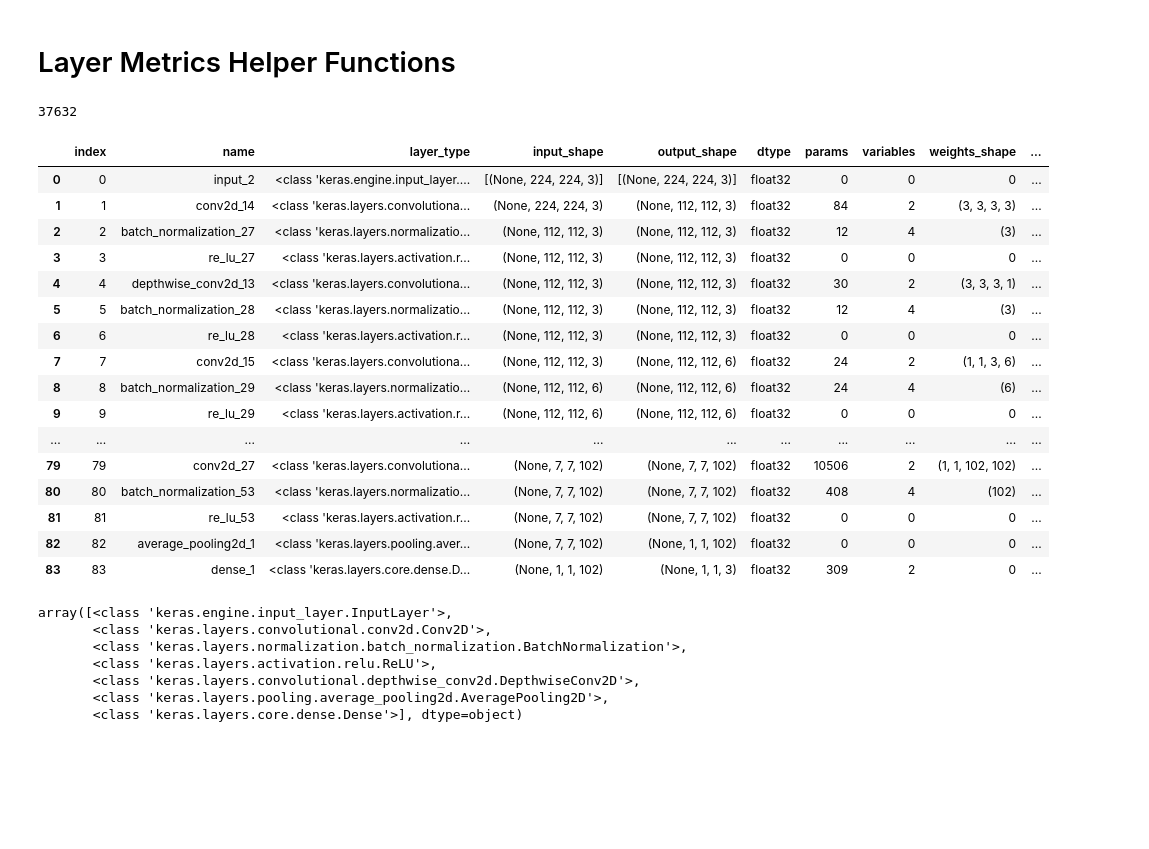
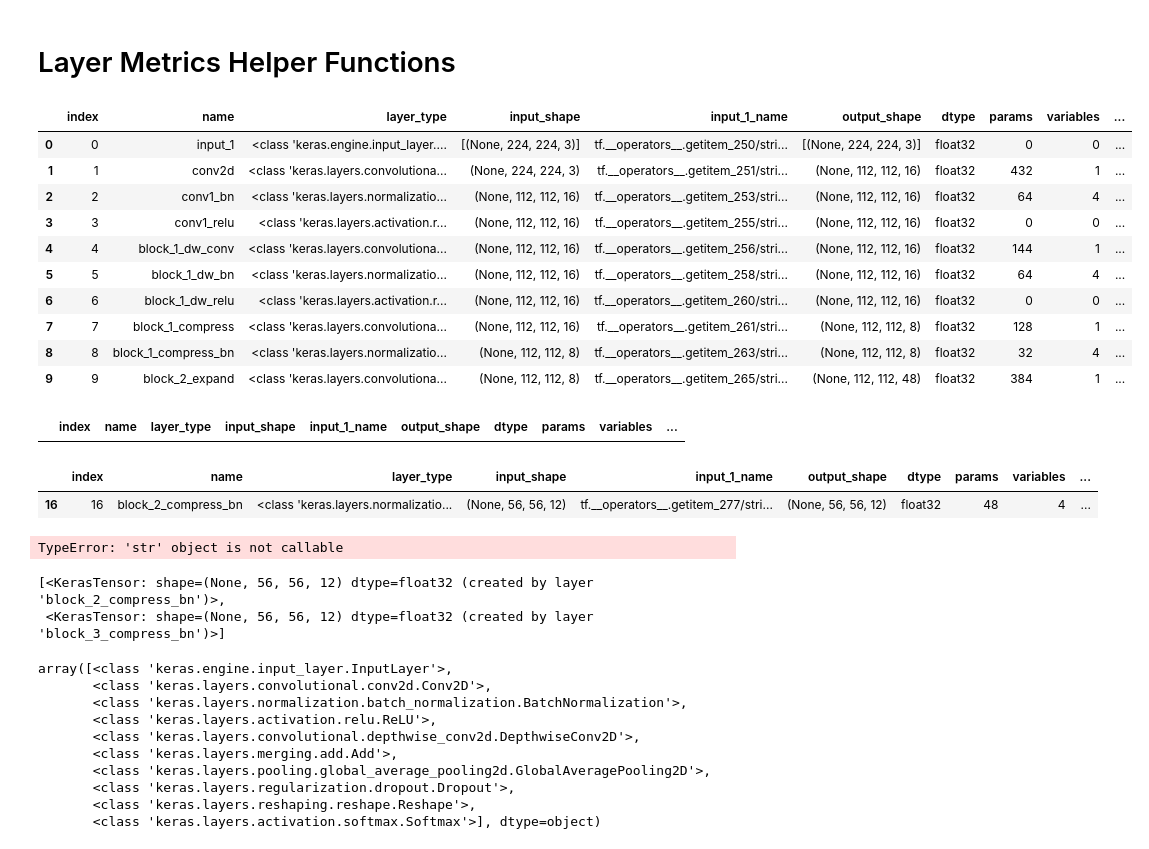
Before and after one commit to subrockmann/tiny_cnn, a Jupyter notebook: Layer Analytics.ipynb, the cells around one changed output. Drawn from its saved outputs; the diff is of its cells as text; code cells hidden in the pictures; blank space fills up the shorter version.

Commit message:
bugfix: trouble shooting input & outputs of layers

```diff
--- a/Layer Analytics.ipynb
+++ b/Layer Analytics.ipynb
@@ -63,7 +63,7 @@ def flat_size(shape: list):
 # %%
 model = keras.models.load_model(models_tf_path)
 # %%
-model.compile(optimizer="adam", loss="categorical_crossentropy", metrics=["accuracy"])
+#model.compile(optimizer="adam", loss="categorical_crossentropy", metrics=["accuracy"])
 # %%
 summary = model.summary(expand_nested=True)
 # %% [output]
@@ -315,11 +315,6 @@ def calculate_no_activations(layer):
 
     else:
         return 0
-# %%
-acts = calculate_no_activations(model.layers[4])
-print(acts)
-# %% [output]
-37632
 # %%
 def print_layer_config(layer, layer_type):
     if isinstance(layer, layer_type):
@@ -337,6 +332,7 @@ for i, layer in enumerate(model.layers):
     layer_stats["name"] = layer.name
     layer_stats["layer_type"] = type(layer)  # TODO: find a better representation
     layer_stats["input_shape"] = layer.input_shape
+    layer_stats["input"] = layer.input
     layer_stats["output_shape"] = layer.output_shape
     layer_stats["dtype"] = layer.compute_dtype
     layer_stats["params"] = layer.count_params()
@@ -346,11 +342,13 @@ for i, layer in enumerate(model.layers):
         layer_stats["weights_name"] = layer.weights[0].name
         layer_stats["weights_dtype"] = layer.weights[0].dtype
         layer_stats["#_activations"] = calculate_no_activations(layer)
+
     except:
         layer_stats["weights_shape"] = 0
         layer_stats["weights_name"] = 0
         layer_stats["weights_dtype"] = 0
         layer_stats["#_activations"] = 0
+
 
     layer_config = layer.get_config()
 
@@ -399,53 +397,64 @@ for i, layer in enumerate(model.layers):
         # print()
 
         name, macs, ops = DepthwiseConv2D_MACs(layer)
 
         # layer_stats["filters"]= layer_config["filters"]  # TODO: key error -> refactor with Conv2D
         layer_stats["OPS"] = ops
         layer_stats["MACS"] = macs
         layer_stats["trainable"] = layer_config["trainable"]
         layer_stats["kernel_size"] = layer_config["kernel_size"]
         layer_stats["strides"] = layer_config["strides"]
         layer_stats["padding"] = layer_config["padding"]
         layer_stats["dilation_rate"] = layer_config["dilation_rate"]
         layer_stats["groups"] = layer_config["groups"]
         layer_stats["activation"] = layer_config["activation"]
         layer_stats["use_bias"] = layer_config["use_bias"]
         layer_stats["data_format"] = layer_config["data_format"]
 
     # if isinstance(layer, keras.layers.Dense):
     #     print(f"  Layer: {type(layer)}")
     #     print(layer_config)
     #     print()
 
     # if isinstance(layer, keras.layers.BatchNormalization ):
     #     print(f"  Layer: {type(layer)}")
     #     print(layer_config)
     #     print()
     layer_list.append(layer_stats)
 
 layer_stats_df = pd.DataFrame.from_dict(layer_list)
-layer_stats_df
+layer_stats_df.head(10)
 # %% [output]
-|  | index | name | layer_type | input_shape | output_shape | dtype | params | variables | weights_shape | ... |
-| 0 | 0 | input_2 | <class 'keras.engine.input_layer.... | [(None, 224, 224, 3)] | [(None, 224, 224, 3)] | float32 | 0 | 0 | 0 | ... |
-| 1 | 1 | conv2d_14 | <class 'keras.layers.convolutiona... | (None, 224, 224, 3) | (None, 112, 112, 3) | float32 | 84 | 2 | (3, 3, 3, 3) | ... |
-| 2 | 2 | batch_normalization_27 | <class 'keras.layers.normalizatio... | (None, 112, 112, 3) | (None, 112, 112, 3) | float32 | 12 | 4 | (3) | ... |
-| 3 | 3 | re_lu_27 | <class 'keras.layers.activation.r... | (None, 112, 112, 3) | (None, 112, 112, 3) | float32 | 0 | 0 | 0 | ... |
-| 4 | 4 | depthwise_conv2d_13 | <class 'keras.layers.convolutiona... | (None, 112, 112, 3) | (None, 112, 112, 3) | float32 | 30 | 2 | (3, 3, 3, 1) | ... |
-| 5 | 5 | batch_normalization_28 | <class 'keras.layers.normalizatio... | (None, 112, 112, 3) | (None, 112, 112, 3) | float32 | 12 | 4 | (3) | ... |
-| 6 | 6 | re_lu_28 | <class 'keras.layers.activation.r... | (None, 112, 112, 3) | (None, 112, 112, 3) | float32 | 0 | 0 | 0 | ... |
-| 7 | 7 | conv2d_15 | <class 'keras.layers.convolutiona... | (None, 112, 112, 3) | (None, 112, 112, 6) | float32 | 24 | 2 | (1, 1, 3, 6) | ... |
-| 8 | 8 | batch_normalization_29 | <class 'keras.layers.normalizatio... | (None, 112, 112, 6) | (None, 112, 112, 6) | float32 | 24 | 4 | (6) | ... |
-| 9 | 9 | re_lu_29 | <class 'keras.layers.activation.r... | (None, 112, 112, 6) | (None, 112, 112, 6) | float32 | 0 | 0 | 0 | ... |
-| ... | ... | ... | ... | ... | ... | ... | ... | ... | ... | ... |
-| 79 | 79 | conv2d_27 | <class 'keras.layers.convolutiona... | (None, 7, 7, 102) | (None, 7, 7, 102) | float32 | 10506 | 2 | (1, 1, 102, 102) | ... |
-| 80 | 80 | batch_normalization_53 | <class 'keras.layers.normalizatio... | (None, 7, 7, 102) | (None, 7, 7, 102) | float32 | 408 | 4 | (102) | ... |
-| 81 | 81 | re_lu_53 | <class 'keras.layers.activation.r... | (None, 7, 7, 102) | (None, 7, 7, 102) | float32 | 0 | 0 | 0 | ... |
-| 82 | 82 | average_pooling2d_1 | <class 'keras.layers.pooling.aver... | (None, 7, 7, 102) | (None, 1, 1, 102) | float32 | 0 | 0 | 0 | ... |
-| 83 | 83 | dense_1 | <class 'keras.layers.core.dense.D... | (None, 1, 1, 102) | (None, 1, 1, 3) | float32 | 309 | 2 | 0 | ... |
+|  | index | name | layer_type | input_shape | input_1_name | output_shape | dtype | params | variables | ... |
+| 0 | 0 | input_1 | <class 'keras.engine.input_layer.... | [(None, 224, 224, 3)] | tf.__operators__.getitem_250/stri... | [(None, 224, 224, 3)] | float32 | 0 | 0 | ... |
+| 1 | 1 | conv2d | <class 'keras.layers.convolutiona... | (None, 224, 224, 3) | tf.__operators__.getitem_251/stri... | (None, 112, 112, 16) | float32 | 432 | 1 | ... |
+| 2 | 2 | conv1_bn | <class 'keras.layers.normalizatio... | (None, 112, 112, 16) | tf.__operators__.getitem_253/stri... | (None, 112, 112, 16) | float32 | 64 | 4 | ... |
+| 3 | 3 | conv1_relu | <class 'keras.layers.activation.r... | (None, 112, 112, 16) | tf.__operators__.getitem_255/stri... | (None, 112, 112, 16) | float32 | 0 | 0 | ... |
+| 4 | 4 | block_1_dw_conv | <class 'keras.layers.convolutiona... | (None, 112, 112, 16) | tf.__operators__.getitem_256/stri... | (None, 112, 112, 16) | float32 | 144 | 1 | ... |
+| 5 | 5 | block_1_dw_bn | <class 'keras.layers.normalizatio... | (None, 112, 112, 16) | tf.__operators__.getitem_258/stri... | (None, 112, 112, 16) | float32 | 64 | 4 | ... |
+| 6 | 6 | block_1_dw_relu | <class 'keras.layers.activation.r... | (None, 112, 112, 16) | tf.__operators__.getitem_260/stri... | (None, 112, 112, 16) | float32 | 0 | 0 | ... |
+| 7 | 7 | block_1_compress | <class 'keras.layers.convolutiona... | (None, 112, 112, 16) | tf.__operators__.getitem_261/stri... | (None, 112, 112, 8) | float32 | 128 | 1 | ... |
+| 8 | 8 | block_1_compress_bn | <class 'keras.layers.normalizatio... | (None, 112, 112, 8) | tf.__operators__.getitem_263/stri... | (None, 112, 112, 8) | float32 | 32 | 4 | ... |
+| 9 | 9 | block_2_expand | <class 'keras.layers.convolutiona... | (None, 112, 112, 8) | tf.__operators__.getitem_265/stri... | (None, 112, 112, 48) | float32 | 384 | 1 | ... |
 # %%
-# layer_stats_df[layer_stats_df["OPS"]=="ops_error"]
+layer_stats_df[layer_stats_df["OPS"]=="ops_error"]
+# %% [output]
+|  | index | name | layer_type | input_shape | input_1_name | output_shape | dtype | params | variables | ... |
+# %%
+layer_stats_df[layer_stats_df["name"]=="block_2_compress_bn"]
+# %% [output]
+|  | index | name | layer_type | input_shape | input_1_name | output_shape | dtype | params | variables | ... |
+| 16 | 16 | block_2_compress_bn | <class 'keras.layers.normalizatio... | (None, 56, 56, 12) | tf.__operators__.getitem_277/stri... | (None, 56, 56, 12) | float32 | 48 | 4 | ... |
+# %%
+layer_output = model.get_layer('add')
+layer_output.input[1].name()
+# %% [output]
+TypeError: 'str' object is not callable
+# %%
+layer_output.input
+# %% [output]
+[<KerasTensor: shape=(None, 56, 56, 12) dtype=float32 (created by layer 'block_2_compress_bn')>,
+ <KerasTensor: shape=(None, 56, 56, 12) dtype=float32 (created by layer 'block_3_compress_bn')>]
 # %%
 layer_stats_df["layer_type"].unique()
 # %% [output]
@@ -454,8 +463,11 @@ array([<class 'keras.engine.input_layer.InputLayer'>,
        <class 'keras.layers.normalization.batch_normalization.BatchNormalization'>,
        <class 'keras.layers.activation.relu.ReLU'>,
        <class 'keras.layers.convolutional.depthwise_conv2d.DepthwiseConv2D'>,
-       <class 'keras.layers.pooling.average_pooling2d.AveragePooling2D'>,
-       <class 'keras.layers.core.dense.Dense'>], dtype=object)
+       <class 'keras.layers.merging.add.Add'>,
+       <class 'keras.layers.pooling.global_average_pooling2d.GlobalAveragePooling2D'>,
+       <class 'keras.layers.regularization.dropout.Dropout'>,
+       <class 'keras.layers.reshaping.reshape.Reshape'>,
+       <class 'keras.layers.activation.softmax.Softmax'>], dtype=object)
 # %%
 layer_stats_df.to_pickle(models_layer_df_path)
 # %%
```
Also changed, not shown: parts of 7 cells of this notebook.
